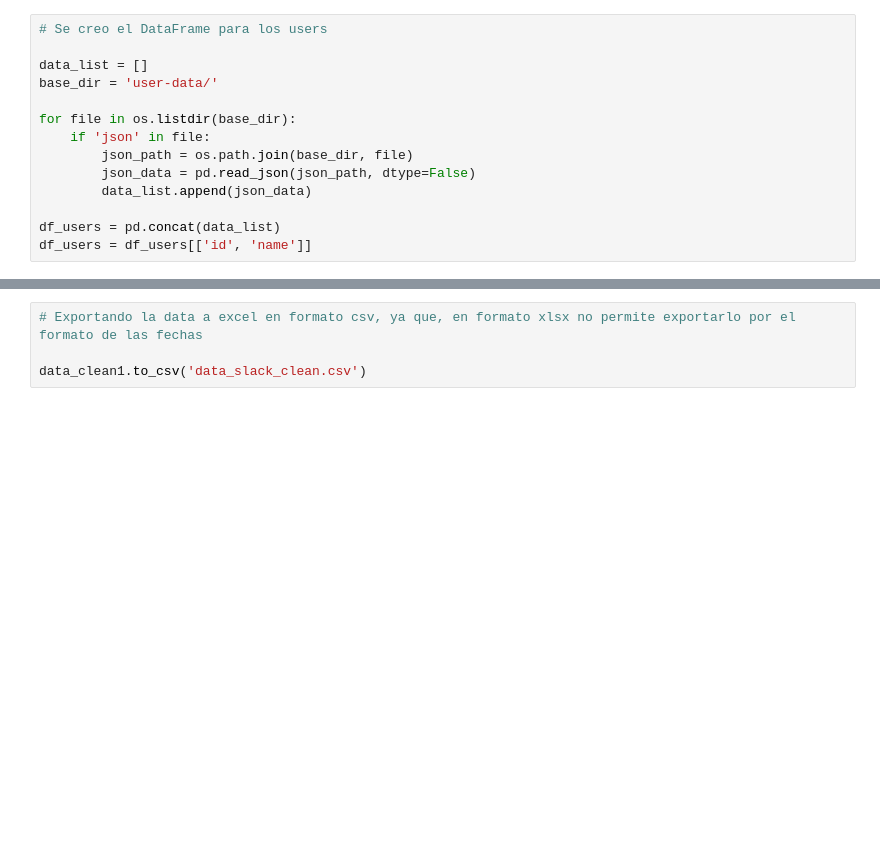
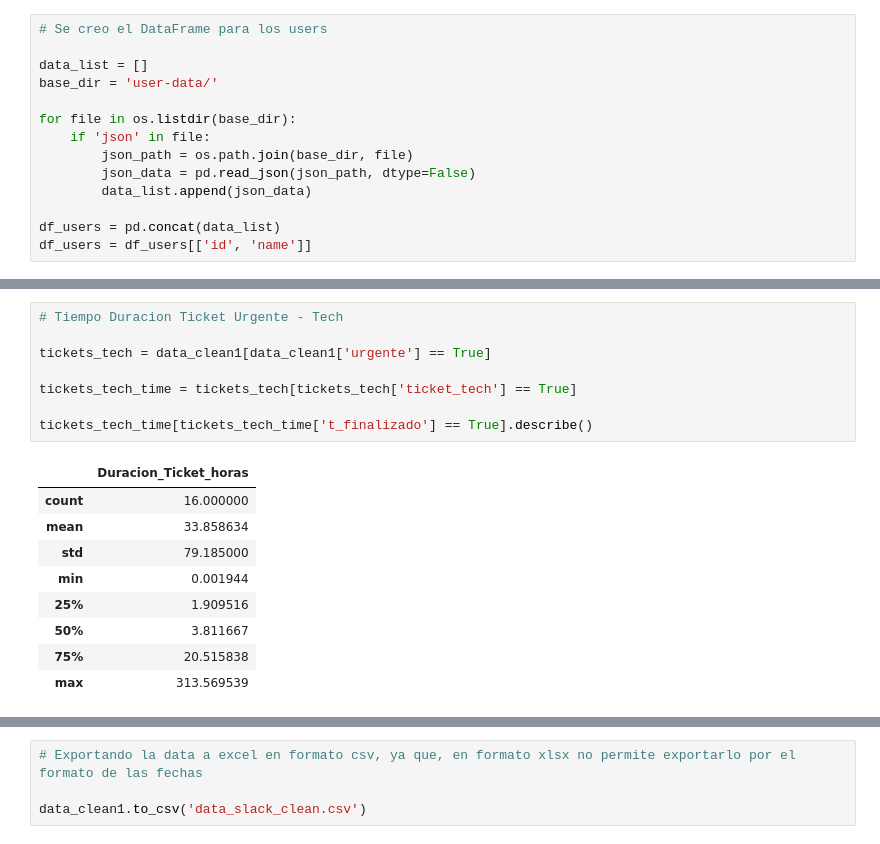
Before and after one commit to andresgs-ds/krino, a Jupyter notebook: Krino-Slack/Tratamiento_de_datos_json.ipynb, the cells around one changed output, grey strips where cells are left out. Drawn from its saved outputs; the diff is of its cells as text; blank space fills up the shorter version.

```diff
--- a/Krino-Slack/Tratamiento_de_datos_json.ipynb
+++ b/Krino-Slack/Tratamiento_de_datos_json.ipynb
@@ -235,0 +227,18 @@ fig.show()
+# %%
+# Tiempo Duracion Ticket Urgente - Tech
+
+tickets_tech = data_clean1[data_clean1['urgente'] == True]
+
+tickets_tech_time = tickets_tech[tickets_tech['ticket_tech'] == True]
+
+tickets_tech_time[tickets_tech_time['t_finalizado'] == True].describe()
+# %% [output]
+|  | Duracion_Ticket_horas |
+| count | 16.000000 |
+| mean | 33.858634 |
+| std | 79.185000 |
+| min | 0.001944 |
+| 25% | 1.909516 |
+| 50% | 3.811667 |
+| 75% | 20.515838 |
+| max | 313.569539 |
```
Also changed, not shown: parts of 37 cells of this notebook, 1 other file.
